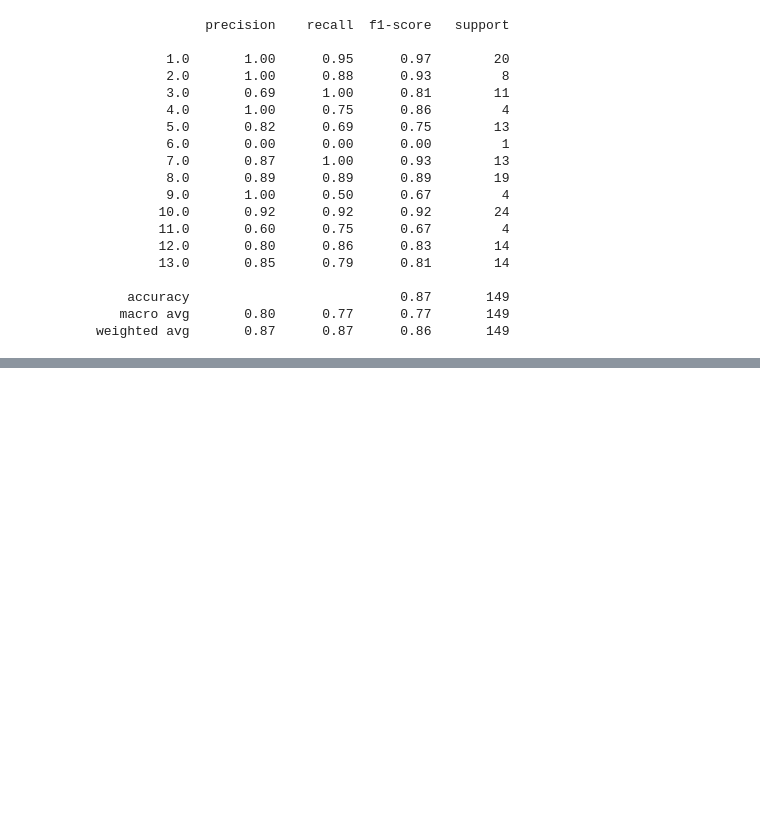
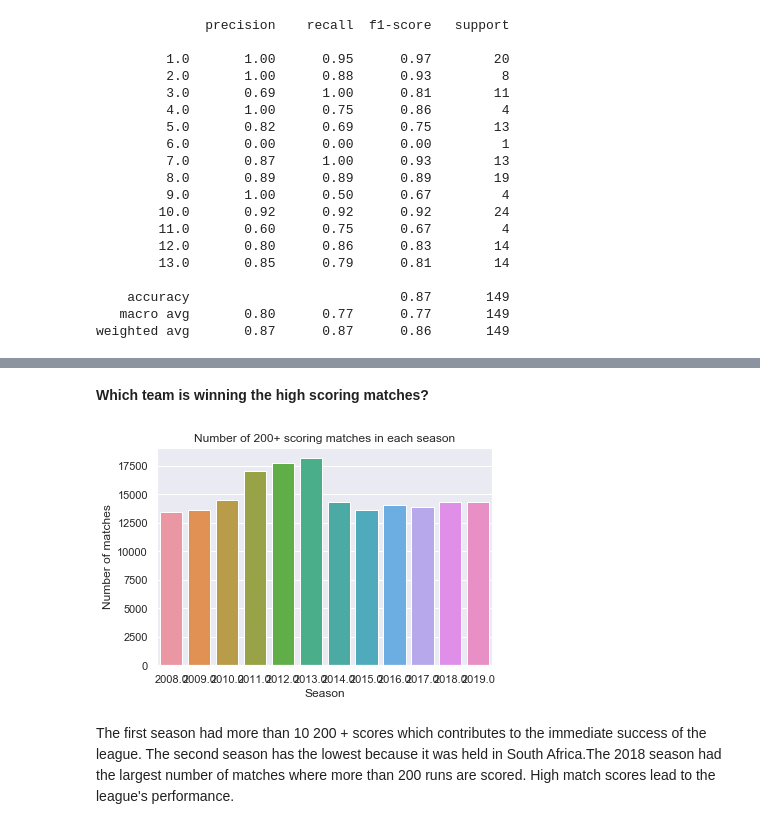
Before and after one commit to Amruthhs/Sports-Analysis, a Jupyter notebook: 2008-2019.ipynb, the cells around one changed output, grey strips where cells are left out. Cells and saved outputs as stored; diff of their text form; code cells hidden in the pictures; blank space fills up the shorter version.

```diff
--- a/2008-2019.ipynb
+++ b/2008-2019.ipynb
@@ -1413,0 +1573,13 @@ weighted avg       0.87      0.87      0.86       149
+# %% [markdown]
+**__Which team is winning the high scoring matches?__**
+# %%
+#sum of scores by batting and bowling teams
+scores = delivery_match.groupby(['match_id','season','inning','batting_team','bowling_team'])['total_runs'].sum().reset_index()
+#Matches where score is greater than 200
+scores = scores[scores['total_runs']>=200]
+barplot('season', 'match_id', delivery_match.groupby(['season'])['match_id'].count().reset_index(),
+        'Number of 200+ scoring matches in each season', 'Season', 'Number of matches')
+# %% [output]
+[figure, added]
+# %% [markdown]
+The first season had more than 10 200 + scores which contributes to the immediate success of the league. The second season has the lowest because it was held in South Africa.The 2018 season had the largest number of matches where more than 200 runs are scored. High match scores lead to the league's performance.
```
Also changed, not shown: parts of 39 cells of this notebook, 1 other file.
